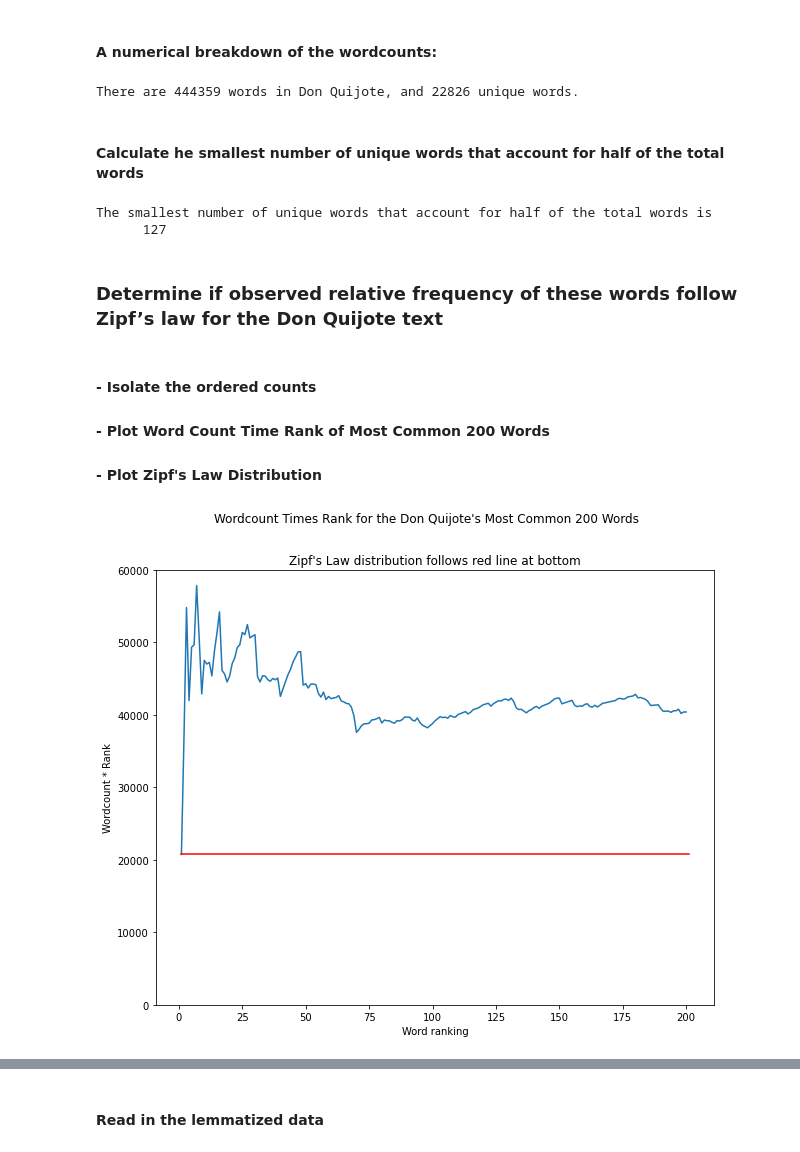
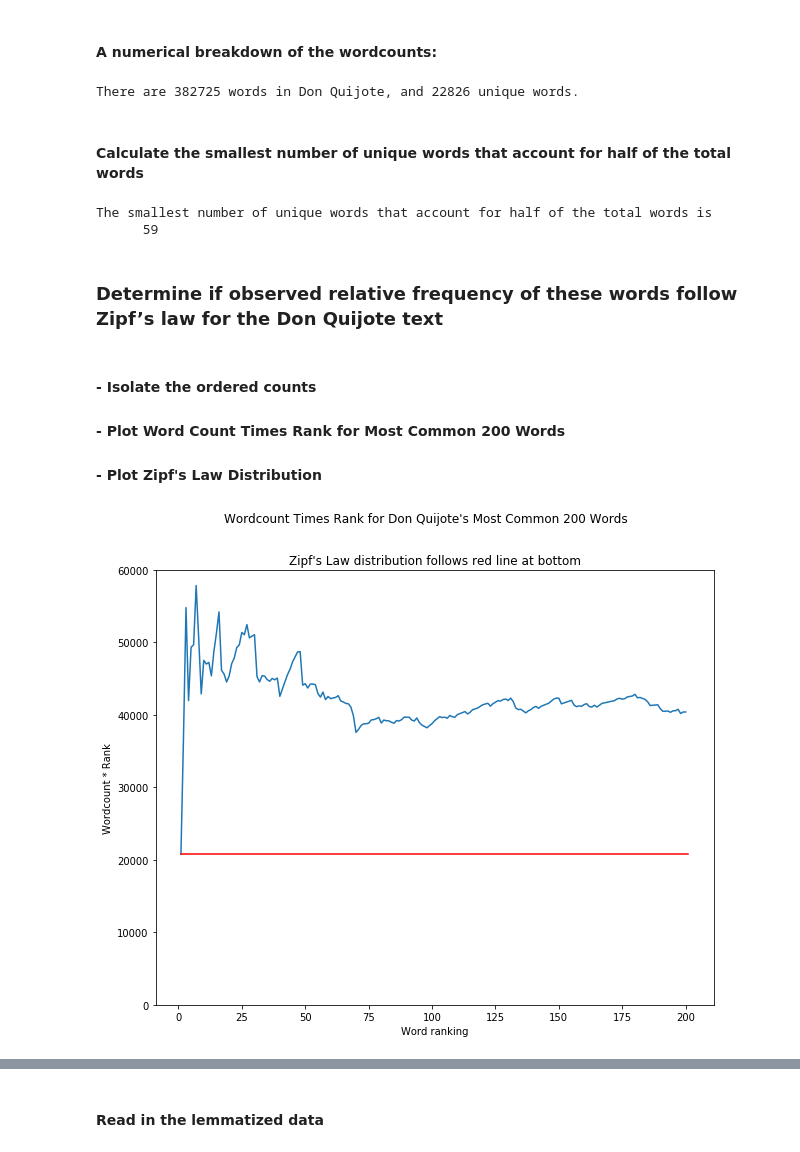
Before and after one commit to ebhtra/gory-graph, a Jupyter notebook: Homework4_2.ipynb, the cells around one changed output, grey strips where cells are left out. Saved outputs shown, nothing was run; the diff lists cells and outputs as text; code cells hidden in the pictures.

```diff
--- a/Homework4_2.ipynb
+++ b/Homework4_2.ipynb
@@ -198,13 +193,14 @@ plt.show()
 # %% [markdown]
 #### A numerical breakdown of the wordcounts:
 # %%
-print(f"There are {len(tokens)} words in Don Quijote, and {len(wordcounts)} unique words.")
+print(f"There are {sum(wordcounts.values())} words in Don Quijote, and {len(wordcounts)} unique words.")
 # %% [output]
-There are 444359 words in Don Quijote, and 22826 unique words.
+There are 382725 words in Don Quijote, and 22826 unique words.
 # %% [markdown]
-#### Calculate he smallest number of unique words that account for half of the total words
+#### Calculate the smallest number of unique words that account for half of the total words
 # %%
 def getToX(countlist, X):
+    '''param X is the target sum'''
     total = 0
     numItems = 0
     gener = (tup for tup in countlist)
@@ -217,32 +213,32 @@ def getToX(countlist, X):
 print()
 print()
 print(f"""The smallest number of unique words that account for half of the total words is
-      {getToX(wordcounts.most_common(200), len(tokens) / 2)}""")
+      {getToX(wordcounts.most_common(200), sum(wordcounts.values()) / 2)}""")
 
 print()
 # %% [output]
 The smallest number of unique words that account for half of the total words is
-      127
+      59
 # %% [markdown]
 ### Determine if observed relative frequency of these words follow Zipf’s law for the **Don Quijote** text
 # %% [markdown]
 #### - Isolate the ordered counts
-#### - Plot Word Count Time Rank of Most Common 200 Words
+#### - Plot Word Count Times Rank for Most Common 200 Words
 #### - Plot Zipf's Law Distribution
 # %%
 # isolate the ordered counts
 counts = list(zip(*wordcounts.most_common(200)))[1]
 
 plt.figure(figsize = (10, 8))
 plt.plot(range(1,201), [(rank+1) * count for rank, count in enumerate(counts)])
 plt.plot((1,201),(counts[0],counts[0]), color='r')
-plt.suptitle("Wordcount Times Rank for the Don Quijote's Most Common 200 Words")
+plt.suptitle("Wordcount Times Rank for Don Quijote's Most Common 200 Words")
 plt.title("Zipf's Law distribution follows red line at bottom")
 plt.xlabel('Word ranking')
 plt.ylabel('Wordcount * Rank')
 plt.ylim(0,6e4);
 # %% [output]
-[figure, old version]
+[figure, new version]
 # %% [markdown]
 Zipf's Law doesn't fit this Spanish corpus from over 400 years ago, comprised of two books published 12 years apart, and often considered the first modern novel.  Part of the reason is that, as the analysis above stands, different forms of a single lemma are not combined in their counts.  For example, the articles "el", "la", "los", and "las" combined would have the highest wordcount, as "the" does in English.  And other words combine with those articles further down the list, for example "del" is a contraction of "de" and "el", yet counts toward neither one's wordcount above.  At the same time, "la", "los", and "las" can be used as pronouns meaning "it"/"her" or "them", so you need to dig pretty deep into the grammar to lemmatize and count everything fairly.
 
```
Also changed, not shown: parts of 24 cells of this notebook.
